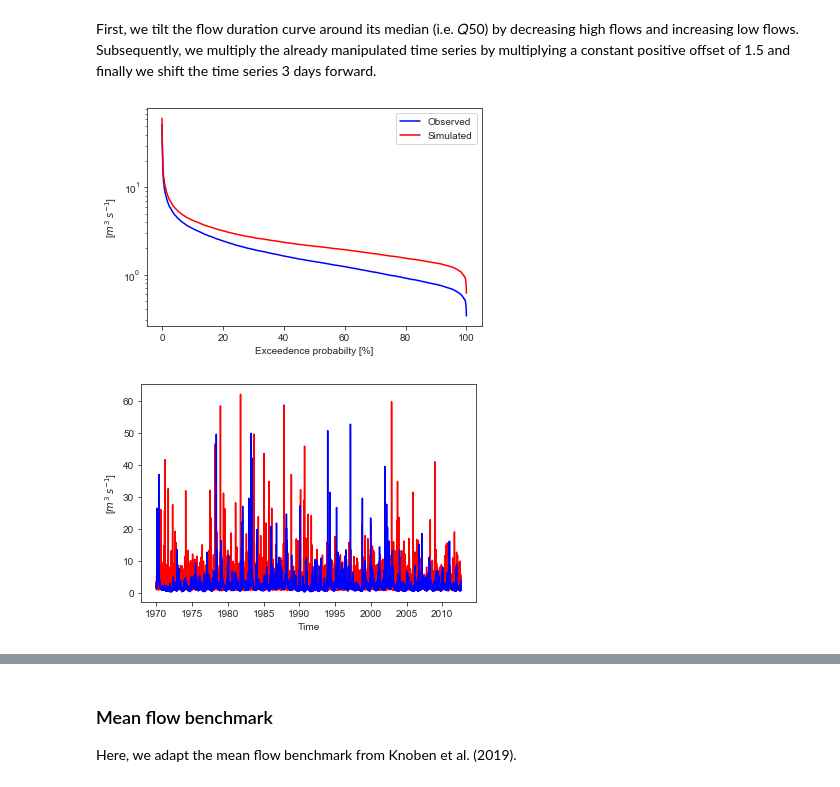
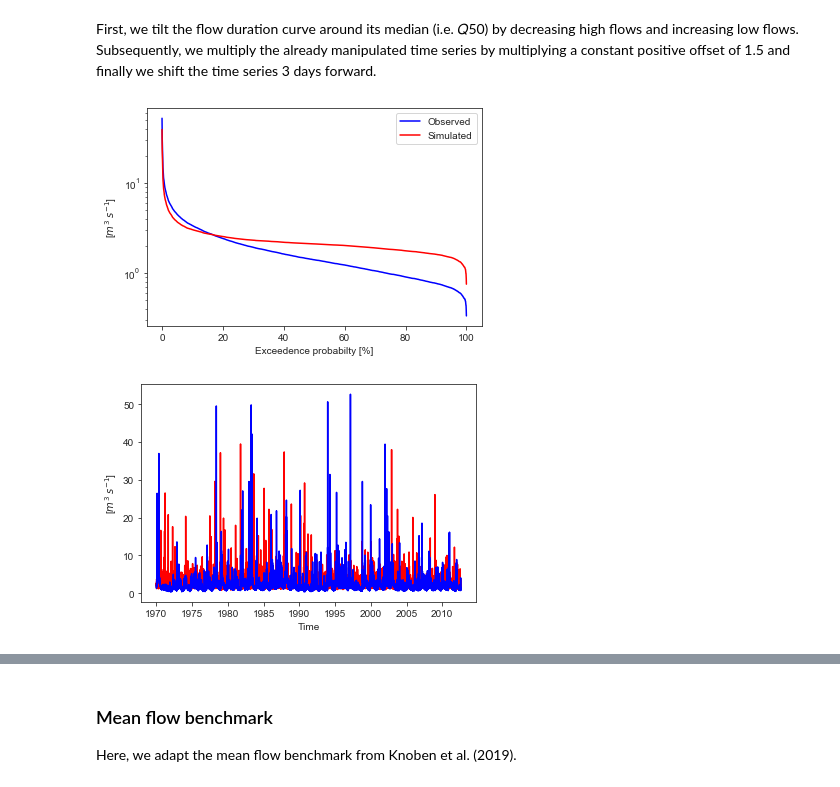
Before and after one commit to Hydrology-IFH/diag-eff, a Jupyter notebook: examples.ipynb, the cells around one changed output, grey strips where cells are left out. Drawn from its saved outputs; the diff is of its cells as text; code cells hidden in the pictures.

```diff
--- a/examples.ipynb
+++ b/examples.ipynb
@@ -45,8 +45,8 @@ First, we import a daily observed streamflow time series and plot the time serie
 # Import a function that deals with paths properly, regardless of OS
 from pathlib import Path
 
-#path = Path('/Users/robinschwemmle/Desktop/PhD/diagnostic_model_efficiency/examples/data/9960682_Q_1970_2012.csv')
-path = Path('/Users/robo/Desktop/PhD/de/examples/data/9960682_Q_1970_2012.csv')
+path = Path('/Users/robinschwemmle/Desktop/PhD/diagnostic_model_efficiency/examples/data/9960682_Q_1970_2012.csv')
+#path = Path('/Users/robo/Desktop/PhD/de/examples/data/9960682_Q_1970_2012.csv')
 df_ts = de.import_ts(path, sep=';') # import observed time series
 de.plot_ts(df_ts)
 # %% [output]
@@ -619,16 +563,16 @@ First, we tilt the flow duration curve around its median (i.e. 𝑄50) by decrea
 # %%
 obs_sim = pd.DataFrame(index=df_ts.index, columns=['Qobs', 'Qsim'])
 obs_sim.loc[:, 'Qobs'] = df_ts.loc[:, 'Qobs']
-tsd = de.highunder_lowover(df_ts.copy(), prop=0.215)  # smoothed time series
+tsd = de.highunder_lowover(df_ts.copy(), prop=.5)  # smoothed time series
 tsp = pd.DataFrame(index=df_ts.index, columns=['Qsim'])
 tsp.iloc[:, 0] = de.pos_shift_ts(tsd.iloc[:, 0].values)  # positive offset
 tst = de.time_shift(tsp, random=True)  # shuffling
 obs_sim.loc[:, 'Qsim'] = tst.iloc[:, 0].values
 de.fdc_obs_sim(obs_sim['Qobs'], obs_sim['Qsim'])
 de.plot_obs_sim(obs_sim['Qobs'], obs_sim['Qsim'])
 # %% [output]
-[figure, old version]
+[figure, new version]
-[figure, old version]
+[figure, new version]
 # %%
 # make numpy arrays
 obs_arr = obs_sim['Qobs'].values  # observed time series
```
Also changed, not shown: parts of 31 cells of this notebook, 1 other file.
